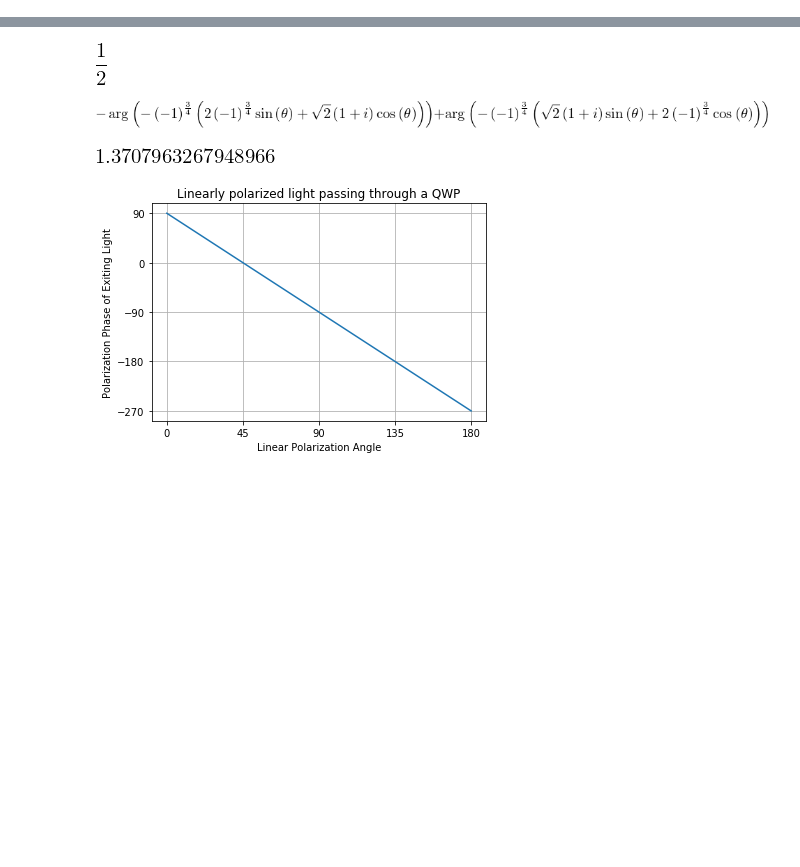
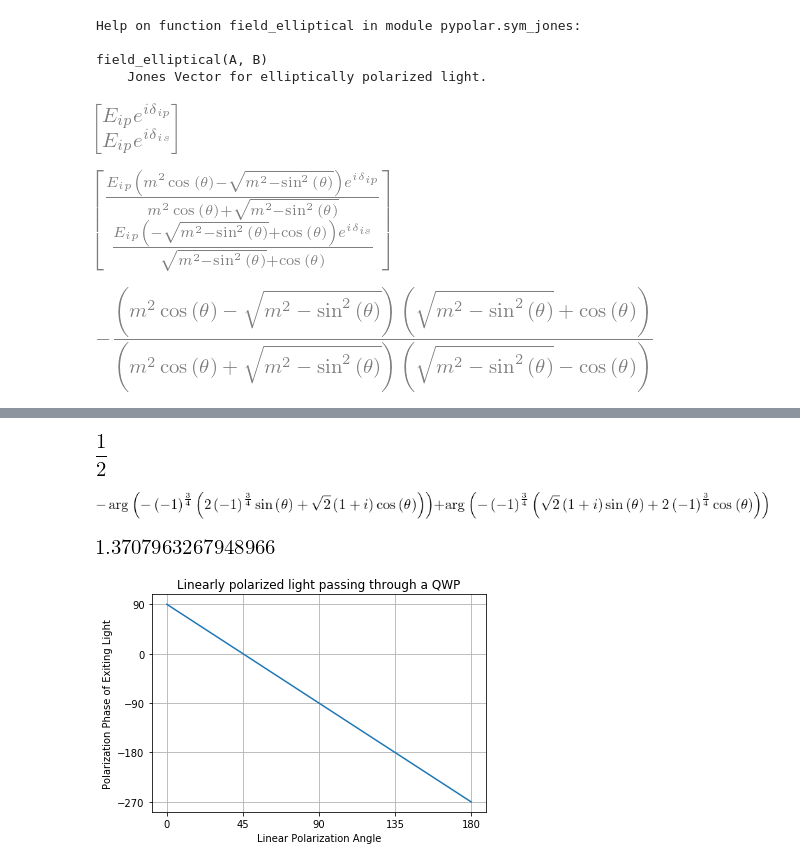
Before and after one commit to scottprahl/pypolar, a Jupyter notebook: docs/10b-Ellipsometry.ipynb, the cells around one changed output, grey strips where cells are left out. Drawn from its saved outputs; the diff is of its cells as text; code cells hidden in the pictures; blank space fills up the shorter version.

```diff
--- a/docs/10-Null-Ellipsometry.ipynb
+++ b/docs/10b-Ellipsometry.ipynb
@@ -56,0 +213,29 @@ POL
+# %%
+help(sym_jones.field_elliptical)
+# %% [output]
+Help on function field_elliptical in module pypolar.sym_jones:
+
+field_elliptical(A, B)
+    Jones Vector for elliptically polarized light.
+# %%
+delta_ip = sympy.Symbol('delta_ip', real=True)
+delta_is = sympy.Symbol('delta_is', real=True)
+
+Eip = sympy.Symbol('E_ip', real=True)
+Eis = sympy.Symbol('E_is', real=True)
+
+Ei = sympy.Matrix([Eip*sympy.exp(delta_ip*sympy.I),Eip*sympy.exp(delta_is*sympy.I)])
+Ei
+# %% [output]
+[figure, added]
+# %%
+Er = REFL * Ei
+
+Er
+# %% [output]
+[figure, added]
+# %%
+REFL = sym_jones.op_fresnel_reflection(m, theta)
+sympy.simplify(REFL[0,0]/REFL[1,1])
+# %% [output]
+[figure, added]
```
Also changed, not shown: parts of 14 cells of this notebook, 1 other file.
